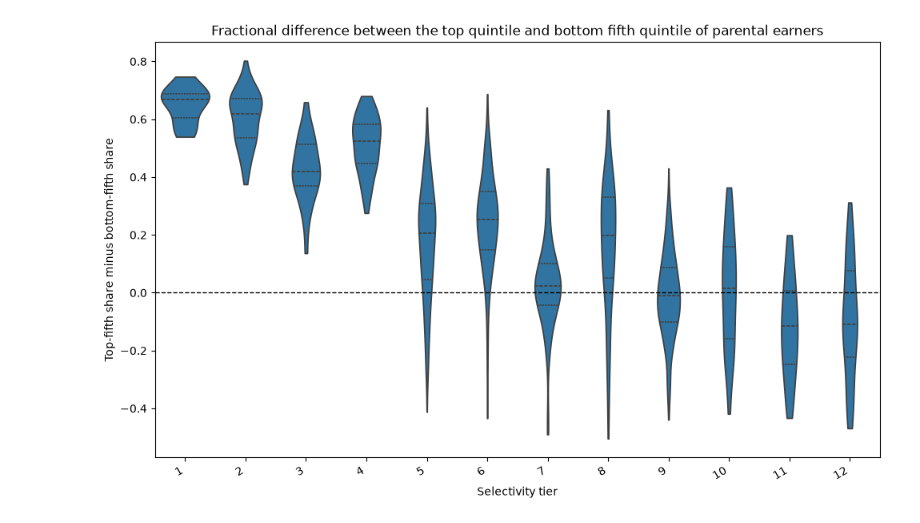
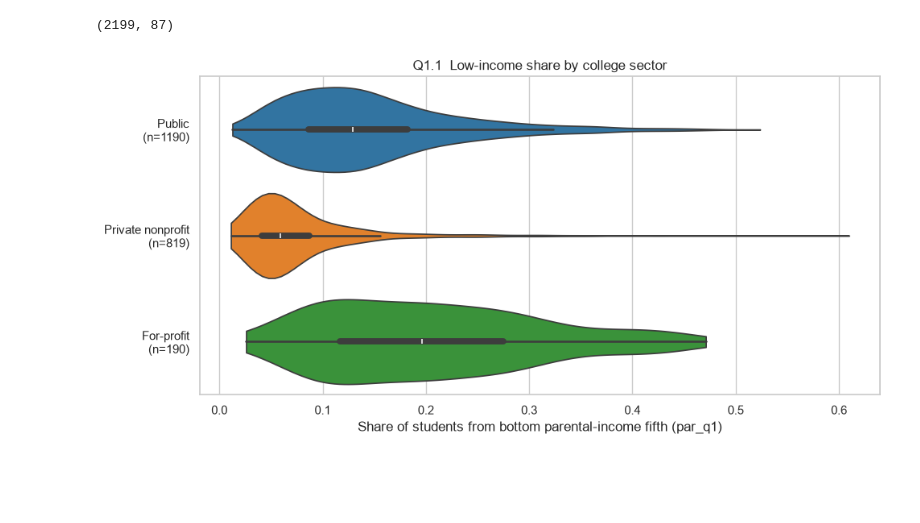
Before and after one commit to rakija7/tetrarchy, a Jupyter notebook: Merge_MRC.ipynb, the cells around one changed output. Cells and saved outputs as stored; diff of their text form; code cells hidden in the pictures; blank space fills up the shorter version.

```diff
--- a/Merge_MRC.ipynb
+++ b/Merge_MRC.ipynb
@@ -1,7 +1,14 @@
 # %%
+
+import numpy as np
 import pandas as pd
+import matplotlib.pyplot as plt
 import seaborn as sns
-import matplotlib.pyplot as plt
+from matplotlib.patches import Rectangle
+
+sns.set_theme(style="whitegrid", context="notebook")
+
+df = pd.read_csv("merged_mrc.csv")
 # %%
 df1 = pd.read_csv("mrc_table1.csv", usecols=["super_opeid", "trend_parq1", "trend_bottom40"])
 df2 = pd.read_csv("mrc_table2.csv")
@@ -16,14 +23,34 @@ merged_mrc.to_csv("merged_mrc.csv", index=False)
 df = pd.read_csv("merged_mrc.csv", usecols=["tier", "par_q1", "par_q5"]).dropna()
 df["gap"] = df["par_q5"] - df["par_q1"]
 # %%
-fig, ax = plt.subplots(figsize=(10, 6))
-sns.violinplot(data=df, x="tier", y="gap", inner="quartile", cut=0, ax=ax)
-ax.axhline(0, color="black", linestyle="--", linewidth=1)
-ax.set_ylabel("Top-fifth share minus bottom-fifth share")
-ax.set_xlabel("Selectivity tier")
-plt.xticks(rotation=30, ha="right")
-plt.tight_layout()
-plt.title("Fractional difference between the top quintile and bottom fifth quintile of parental earners")
-plt.show()
+df = pd.read_csv("merged_mrc.csv")
-# %% [output]
-[figure, removed]
+# %%
+df.shape
+# %% [output]
+(2199, 87)
+# %%
+df["type_label"] = df["type"].map({1: "Public", 2: "Private nonprofit", 3: "For-profit"})
+type_order = ["Public", "Private nonprofit", "For-profit"]
+type_palette = dict(zip(type_order, ["#1f77b4", "#ff7f0e", "#2ca02c"]))
+
+# tier 1 = Ivy Plus ... tier 12 = Less than two-year, so sorting by tier orders by selectivity
+tier_order = df.sort_values("tier")["tier_name"].unique().tolist()
+
+df["imbalance"] = df["par_q5"] - df["par_q1"]                         # Q1.2
+df["rank_gap"] = df["k_rank_cond_parq5"] - df["k_rank_cond_parq1"]    # Q3.2
+rank_cols = [f"k_rank_cond_parq{i}" for i in range(1, 6)]
+# %%
+fig, ax = plt.subplots(figsize=(10, 5))
+
+sns.violinplot(data=df, y="type_label", x="par_q1", order=type_order, hue="type_label",
+               palette=type_palette, inner="box", cut=0, legend=False, orient="h", ax=ax)
+ax.set_yticks(range(3))
+ax.set_yticklabels([f"{t}\n(n={(df['type_label'] == t).sum()})" for t in type_order])
+ax.set_ylabel("")
+ax.set_xlabel("Share of students from bottom parental-income fifth (par_q1)")
+ax.set_title("Q1.1  Low-income share by college sector")
+
+plt.tight_layout()
+plt.show()
+# %% [output]
+[figure, added]
```
Also changed, not shown: parts of 14 cells of this notebook, 2 other files.
